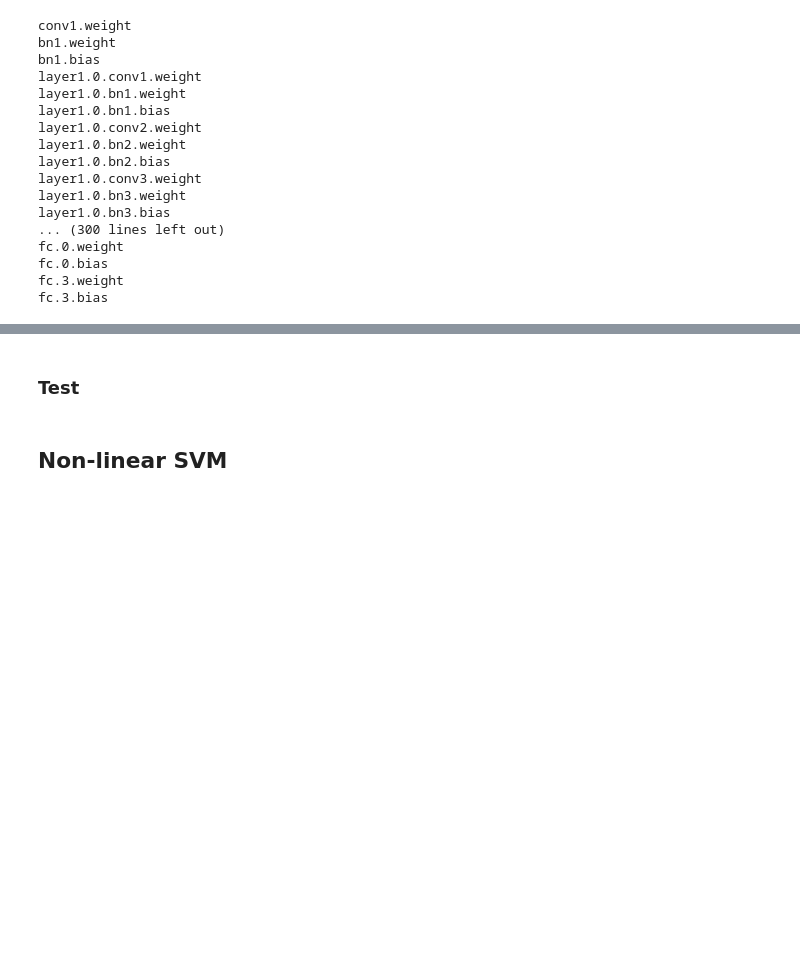
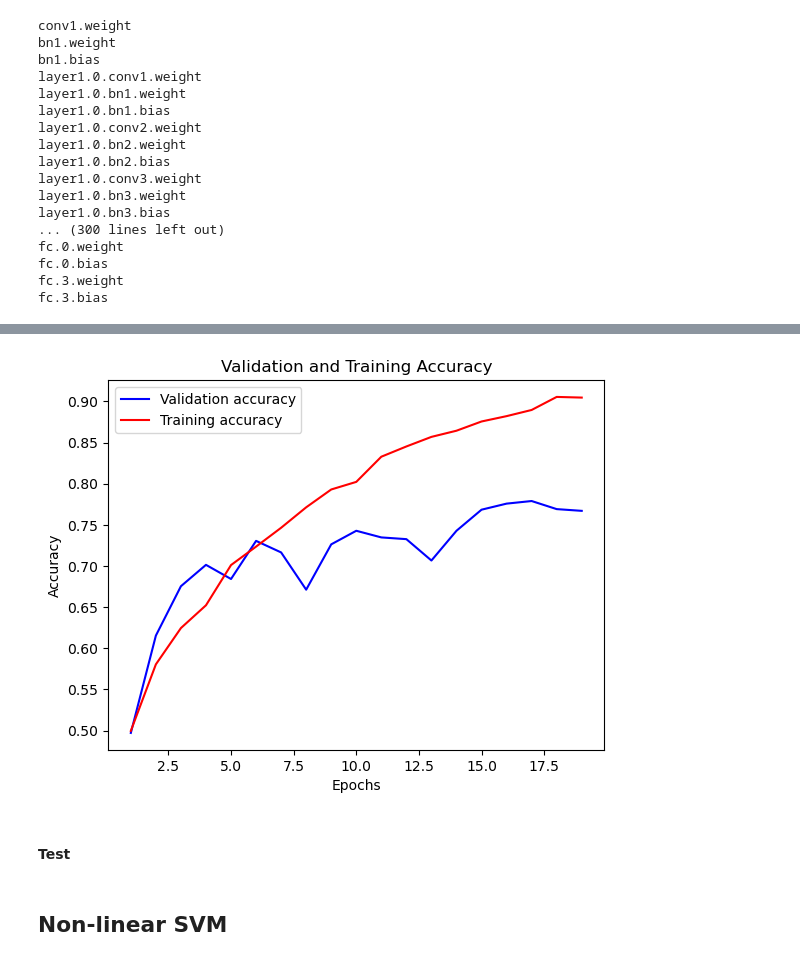
Before and after one commit to AlejandroUN/Dermoscopic-Images-Classifier, a Jupyter notebook: cacb.ipynb, the cells around one changed output, grey strips where cells are left out. Drawn from its saved outputs; the diff is of its cells as text; code cells hidden in the pictures; blank space fills up the shorter version.

```diff
--- a/cacb.ipynb
+++ b/cacb.ipynb
@@ -2092,11 +2104,12 @@ class CustomDataset(Dataset):
         return inp, label
 
 learning_rate = 1e-3
-num_epochs = 25
+num_epochs = 19
 batch_size = 32
 num_classes = 8
 feature_extract = False
 split = 0.15
+weight_decay = 1e-4
 
 # Load and preprocess training data
 df = pd.read_csv('../data/metadataTrain.csv')
@@ -2159,7 +2172,7 @@ else:
             print(name)
 
 # Set optimizer and scheduler
-optimizer = optim.Adamax(params_to_update, lr=0.001)
+optimizer = optim.Adamax(params_to_update, lr=learning_rate, weight_decay=weight_decay)
 scheduler = optim.lr_scheduler.StepLR(optimizer, step_size=6, gamma=0.1)
 
 # Define loss function
@@ -2189,6 +2202,7 @@ fc.3.bias
 all_preds = []
 
 def train_model(model, dataloaders, optimizer, criterion=loss, num_epochs=num_epochs):
+    train_acc_history = []
     val_acc_history = []
     train_loss_history = []
     val_loss_history = []
@@ -2244,15 +2258,15 @@ def train_model(model, dataloaders, optimizer, criterion=loss, num_epochs=num_ep
             # Append loss to history
             if phase == 'train':
                 train_loss_history.append(epoch_loss)
+                train_acc_history.append(epoch_acc)
             else:
                 val_loss_history.append(epoch_loss)
+                val_acc_history.append(epoch_acc)
 
             # Deep copy the model
             if phase == 'val' and epoch_acc > best_acc:
                 best_acc = epoch_acc
                 best_model_weights = copy.deepcopy(model.state_dict())
-            if phase == 'val':
-                val_acc_history.append(epoch_acc)
 
             print('-' * 10)
 
@@ -2265,7 +2279,7 @@ def train_model(model, dataloaders, optimizer, criterion=loss, num_epochs=num_ep
 
     # Load best model weights
     model.load_state_dict(best_model_weights)
-    return model, val_acc_history
+    return model, train_acc_history, val_acc_history
 
-model, history = train_model(model, dataloaders_dict, optimizer, loss, num_epochs)
+model, train_acc, val_acc = train_model(model, dataloaders_dict, optimizer, loss, num_epochs)
 # %% [output]
@@ -2273,5 +2303,20 @@ Epoch 0/24
+# %%
+val_acc_np = np.array([acc.cpu().item() for acc in val_acc])
+train_acc_np = np.array([acc.cpu().item() for acc in train_acc])
+
+epochs = range(1, len(val_acc_np) + 1)
+
+plt.plot(epochs, val_acc_np, 'b', label='Validation accuracy')
+plt.plot(epochs, train_acc_np, 'r', label='Training accuracy')
+plt.title('Validation and Training Accuracy')
+plt.xlabel('Epochs')
+plt.ylabel('Accuracy')
+plt.legend()
+plt.show()
+# %% [output]
+[figure, added]
 # %% [markdown]
-### Test
+#### Test
 # %%
 torch.save(model.state_dict(), 'resnext.pth')
 # Initialize the model architecture and load the saved state dictionary
```
Also changed, not shown: parts of 45 cells of this notebook.
